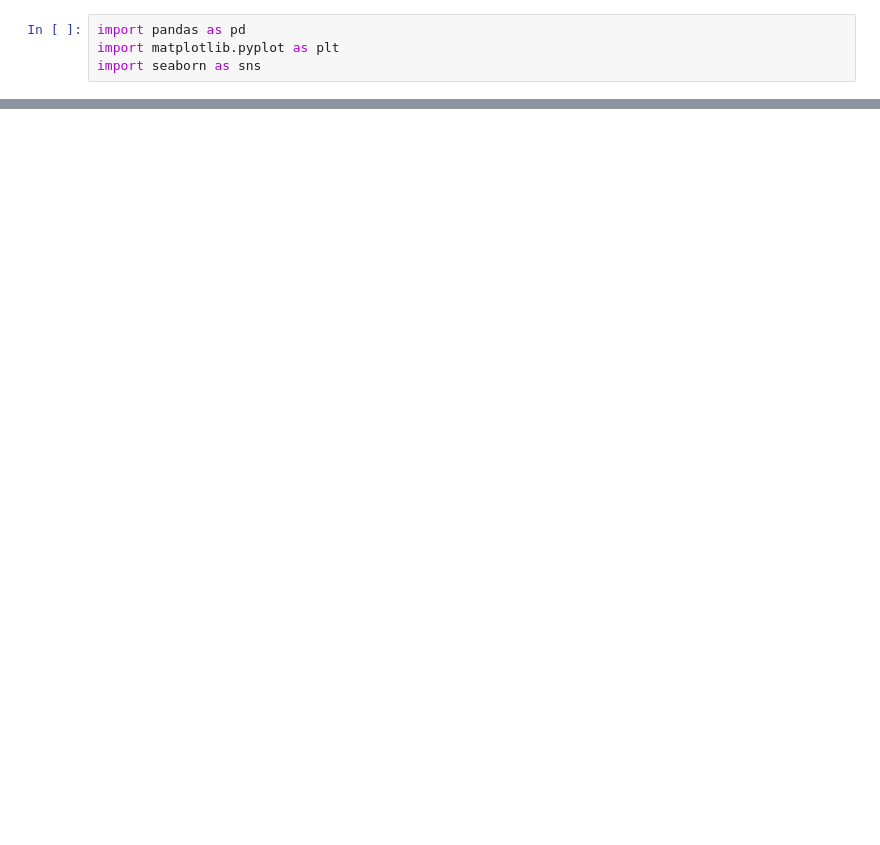
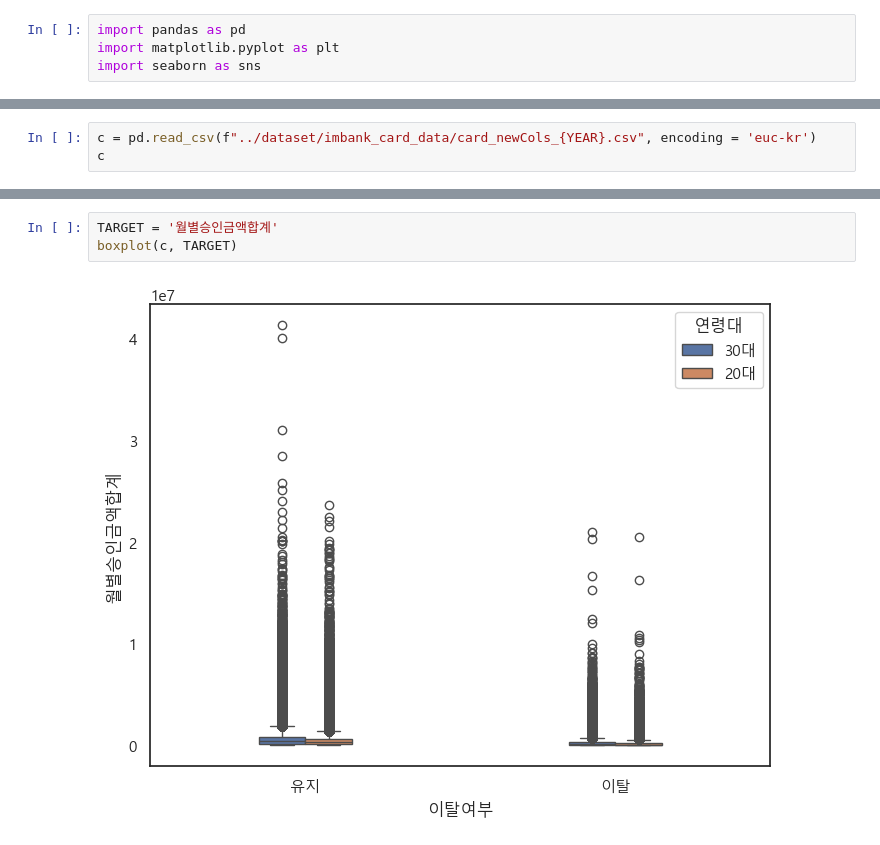
Before and after one commit to iMBanker-iM2030/IM2030, a Jupyter notebook: notebook/hyein.ipynb, the cells around one changed output, grey strips where cells are left out. Drawn from its saved outputs; the diff is of its cells as text; blank space fills up the shorter version.

```diff
--- a/notebook/hyein.ipynb
+++ b/notebook/hyein.ipynb
@@ -45,0 +107,3 @@ plt.show()
+# %%
+c = pd.read_csv(f"../dataset/imbank_card_data/card_newCols_{YEAR}.csv", encoding = 'euc-kr')
+c
@@ -45,0 +124,5 @@ plt.show()
+# %%
+TARGET = '월별승인금액합계'
+boxplot(c, TARGET)
+# %% [output]
+[figure, added]
```
Also changed, not shown: parts of 16 cells of this notebook.
